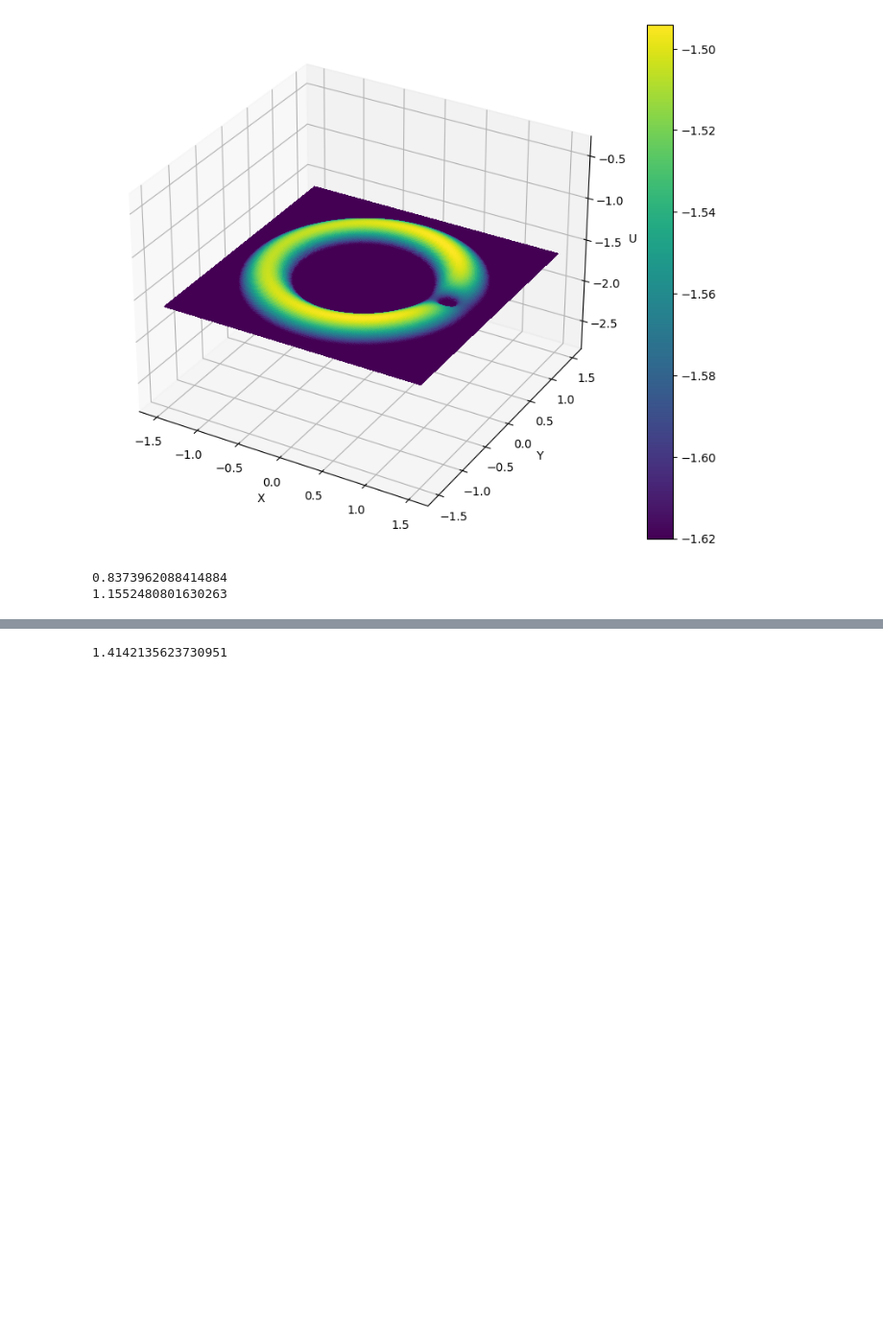
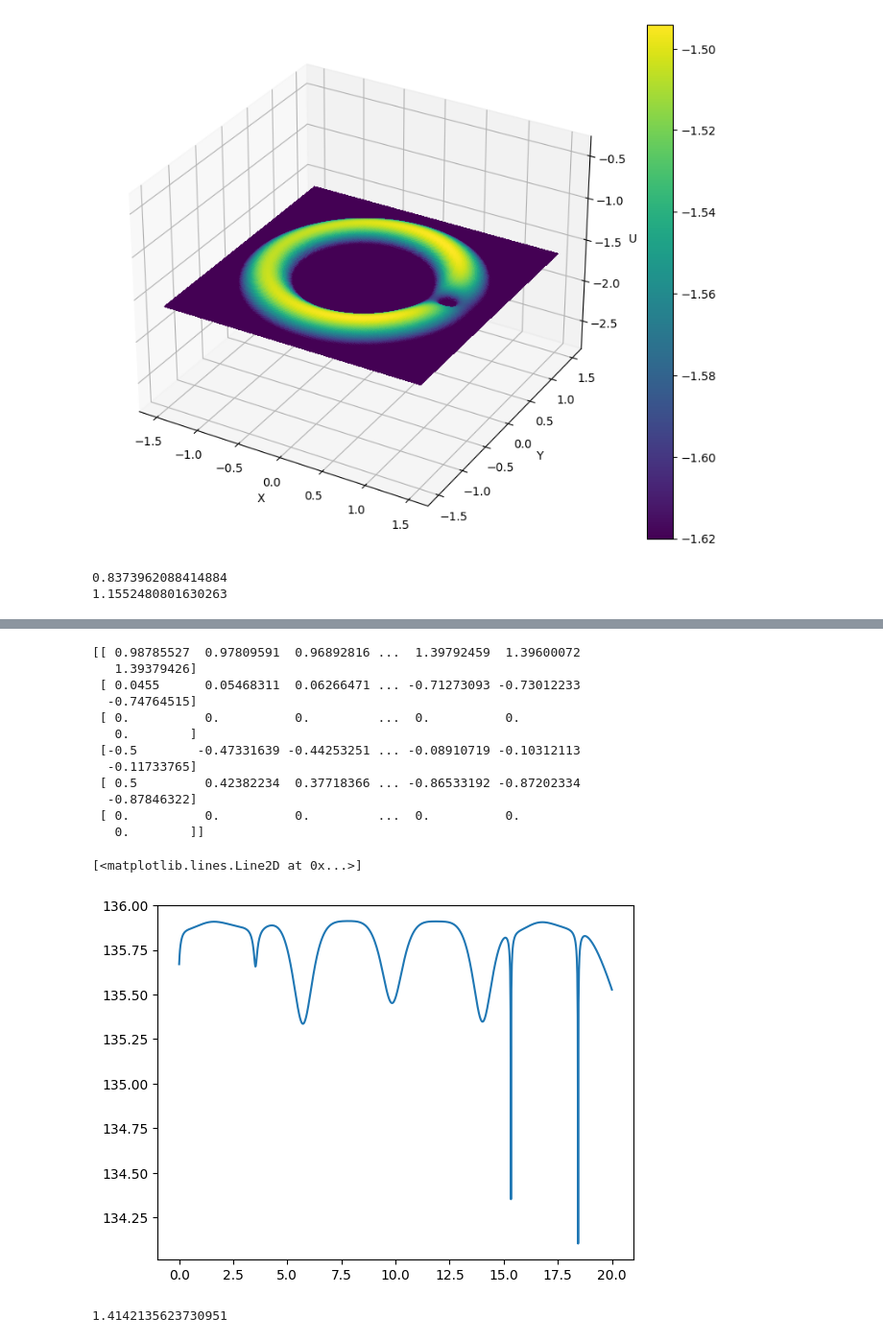
Before and after one commit to Jarrod-Brandt/Motion-Primitive-Orbit-Stitching, a Jupyter notebook: Motion Primitive Orbit Stitching.ipynb, the cells around one changed output, grey strips where cells are left out. Shown at 96% size. Cells and saved outputs as stored; diff of their text form; code cells hidden in the pictures; blank space fills up the shorter version.

```diff
--- a/Motion Primitive Orbit Stitching.ipynb
+++ b/Motion Primitive Orbit Stitching.ipynb
@@ -556,33 +645,49 @@ plt.show()
 # %%
-u = M_moon/(M_earth+M_moon)
+mu = M_moon/(M_earth+M_moon)
 
 def Jacobi_Const(u,s):
     #This function computes the jacobi constant for
     #a given body in the rotating fixed frame of the CR3BP
     #u: the mass ratio of the two primary bodies, M2/(M1+M2)
     #s: the object state, a list or ndarray structured as: [x, y, z, dx, dy, dz]
     #NOTE: s must be given in non-dimensional units for this formula to be valid
 
     #Extract state variables
     x = s[0]
     y = s[1]
     z = s[2]
 
     dx = s[3]
     dy = s[4]
     dz = s[5]
 
     #Compute the relative position magnitudes
     r1 = np.sqrt((x+u)**2 + y**2 + z**2)
     r2 = np.sqrt((x-1+u)**2 + y**2 + z**2)
 
     #Compute the jacobi constant
-    CJ = (x**2 + y**2) + (2*(1-u)/r1) + (2*u/r2) - dx**2 - dy**2 - dz**2
-
+#     CJ = (x**2 + y**2) + (2*(1-u)/r1) + (2*u/r2) - dx**2 - dy**2 - dz**2
+    CJ = .5*(np.linalg.norm(s[3:])**2) - (1-u)/r1 - u/r2 - .5*((1-u)*r1**2 + u*r2**2)
     return CJ
 
-s = sol.y[[3, 4, 5, 9, 10, 11],:]
 
-CJ = Jacobi_Const(u,s)
+r_s = sol.y[:6,:]
+print(r_s)
+CJ = Jacobi_Const(mu,r_s)
 
-print(CJ)
+plt.plot(sol.t, CJ)
+# %% [output]
+[[ 0.98785527  0.97809591  0.96892816 ...  1.39792459  1.39600072
+   1.39379426]
+ [ 0.0455      0.05468311  0.06266471 ... -0.71273093 -0.73012233
+  -0.74764515]
+ [ 0.          0.          0.         ...  0.          0.
+   0.        ]
+ [-0.5        -0.47331639 -0.44253251 ... -0.08910719 -0.10312113
+  -0.11733765]
+ [ 0.5         0.42382234  0.37718366 ... -0.86533192 -0.87202334
+  -0.87846322]
+ [ 0.          0.          0.         ...  0.          0.
+   0.        ]]
+[<matplotlib.lines.Line2D at 0x...>]
+[figure, added]
```
Also changed, not shown: parts of 21 cells of this notebook.
